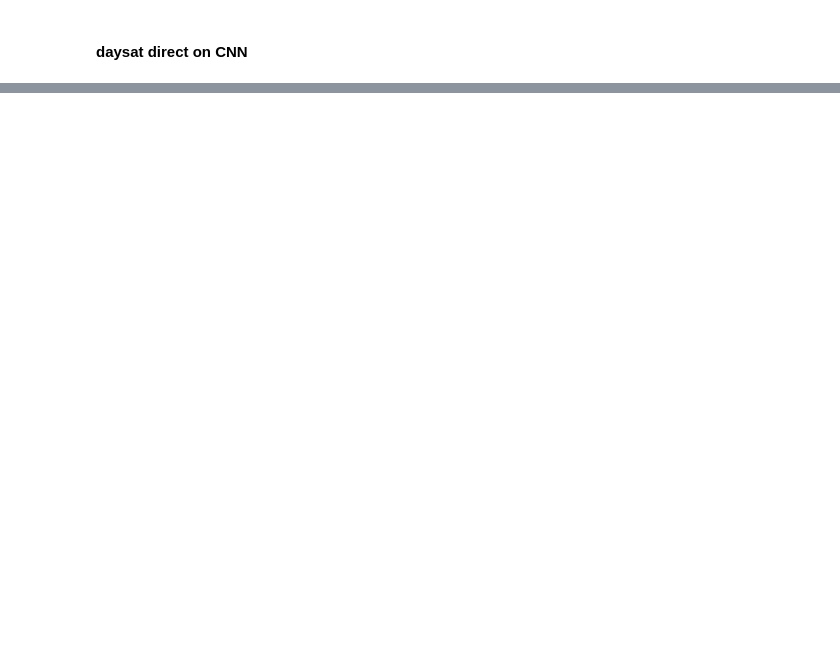
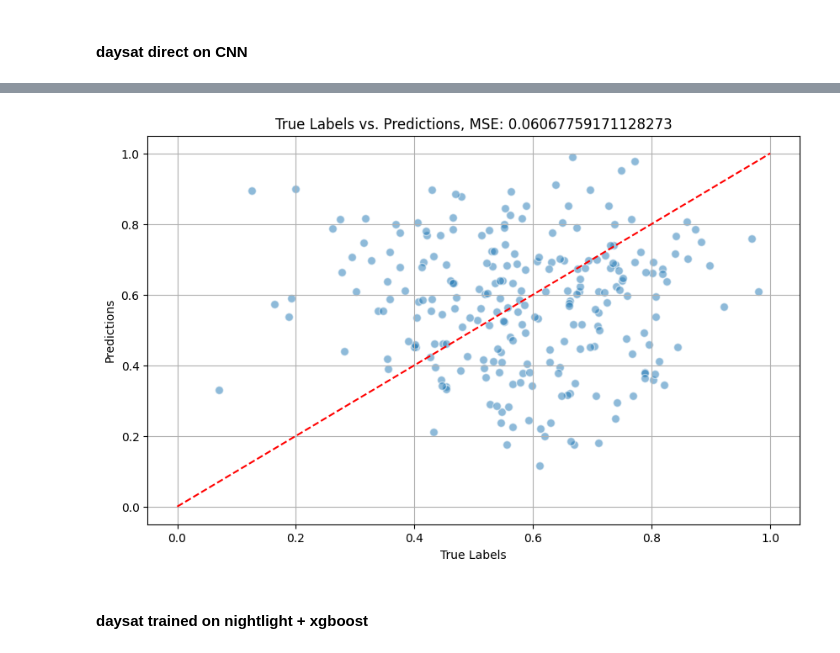
Before and after one commit to teofc111/poverty_mapping, a Jupyter notebook: sat_dl.ipynb, the cells around one changed output, grey strips where cells are left out. Drawn from its saved outputs; the diff is of its cells as text; code cells hidden in the pictures; blank space fills up the shorter version.

```diff
--- a/sat_dl.ipynb
+++ b/sat_dl.ipynb
@@ -1550,0 +1835,39 @@ df.drop(columns=['OOKLA','nightlight','image','HRSL','OSM','feature_names']).sor
+# %%
+# Initialize lists to store the outputs and labels
+all_outputs = []
+all_labels = []
+
+model_reg.eval()  # Set the model to evaluation mode
+
+with torch.no_grad():
+    for image_inputs, tabular_inputs, labels in dataloaders['test']:
+        image_inputs = image_inputs.to(device)
+        tabular_inputs = tabular_inputs.to(device)
+        labels = labels.to(device)
+        outputs = model_reg(image_inputs, tabular_inputs)
+
+        # Collect outputs and labels
+        all_outputs.append(outputs.cpu().numpy())
+        all_labels.append(labels.cpu().numpy())
+
+# Concatenate all collected outputs and labels
+all_outputs = np.concatenate(all_outputs, axis=0)
+all_labels = np.concatenate(all_labels, axis=0)
+
+# Plot true labels vs. predictions
+plt.figure(figsize=(10, 6))
+plt.scatter(all_labels, all_outputs, alpha=0.5, edgecolors='w', s=50)
+plt.plot([0,1], [0,1], color='red', linestyle='--', label='Ideal Line')
+
+mse = mean_squared_error(all_labels, all_outputs)
+
+plt.xlabel('True Labels')
+plt.ylabel('Predictions')
+plt.title(f'True Labels vs. Predictions, MSE: {mse}')
+plt.grid(True)
+# plt.xlim([0,1])
+# plt.ylim([0,1]);
+# %% [output]
+[figure, added]
+# %% [markdown]
+#### daysat trained on nightlight + xgboost
```
Also changed, not shown: parts of 16 cells of this notebook.
